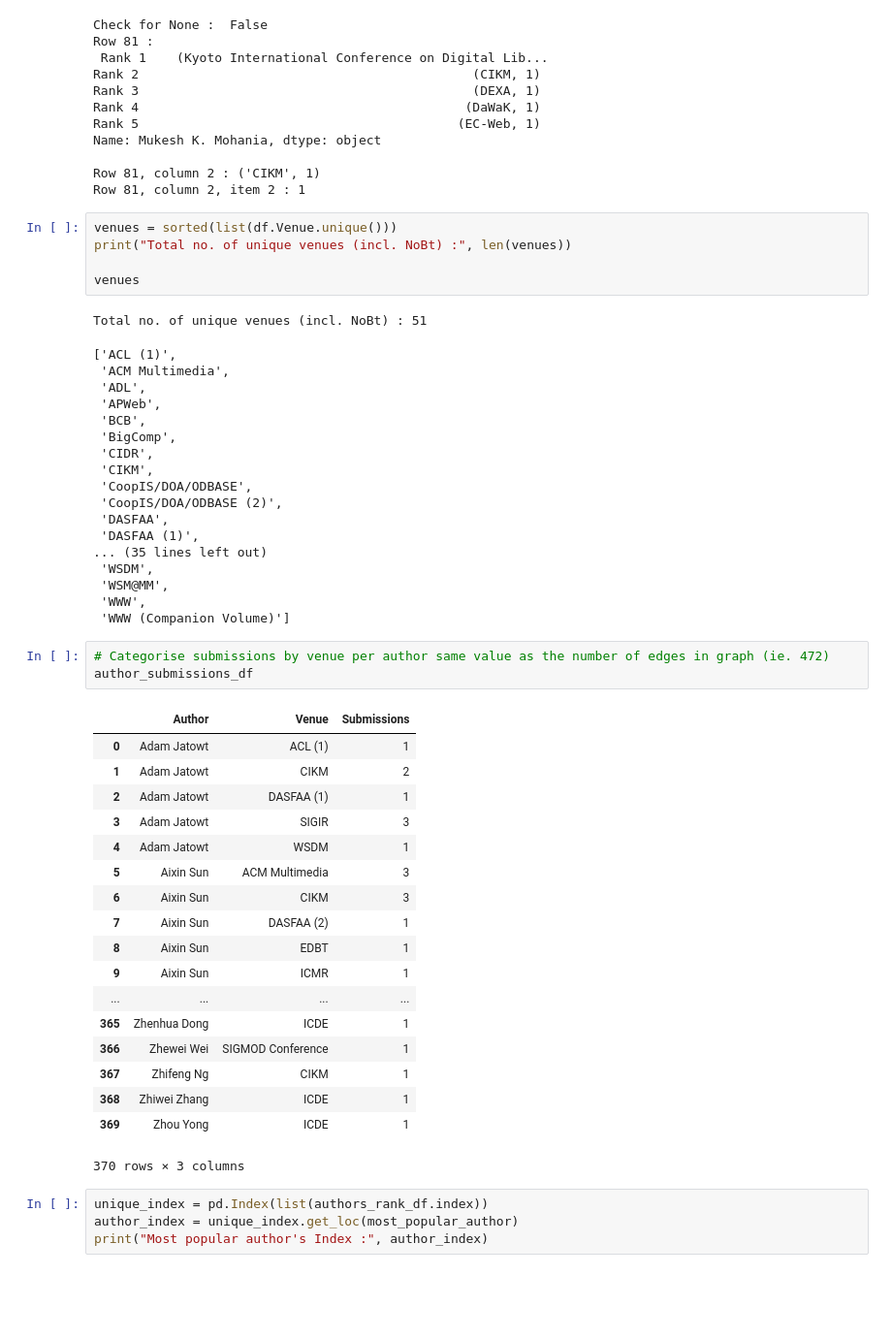
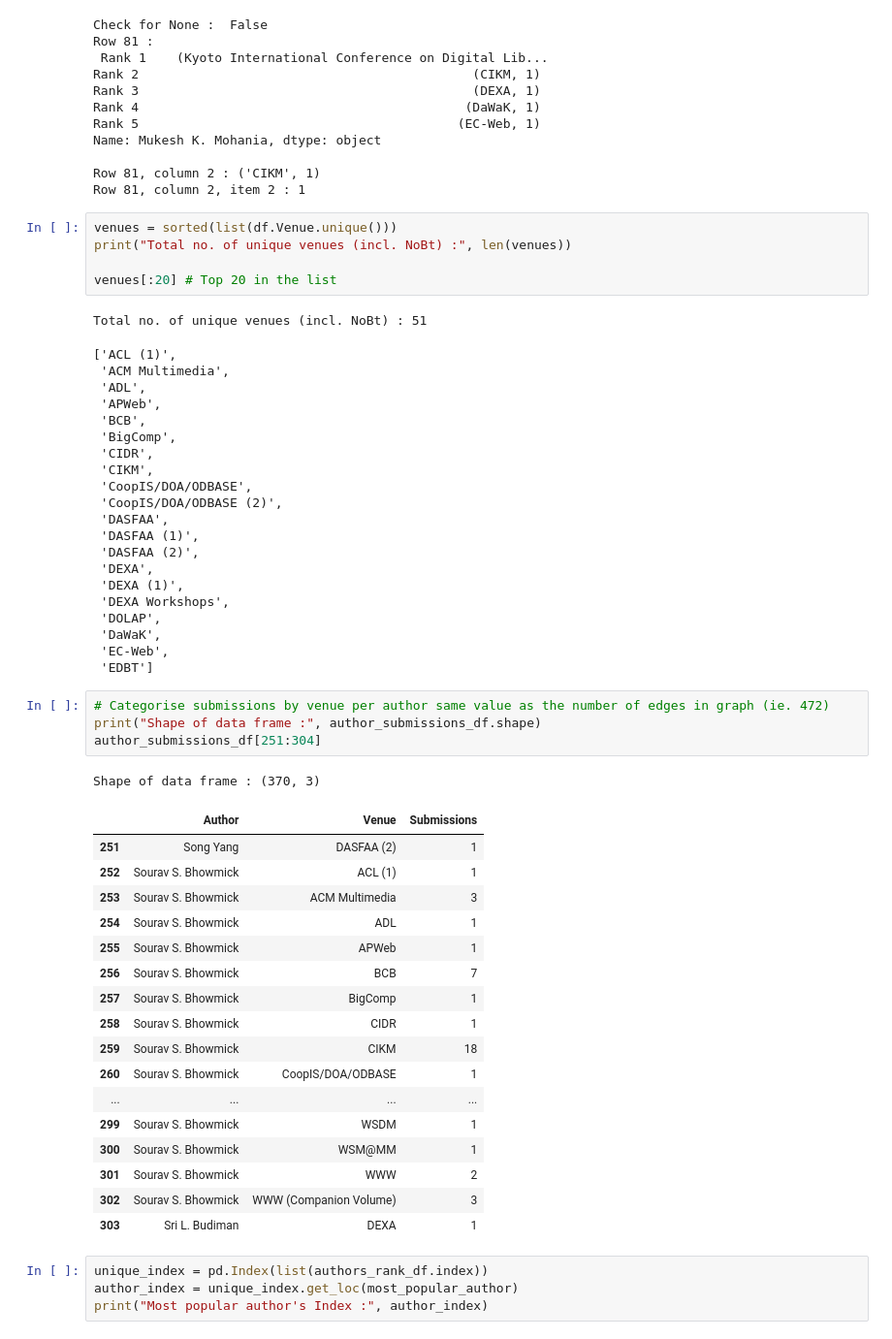
Before and after one commit to samaujs/Network-Science, a Jupyter notebook: dblp/xml_preprocessing_conferences.ipynb, the cells around one changed output. Shown at 97% size. Drawn from its saved outputs; the diff is of its cells as text; blank space fills up the shorter version.

```diff
--- a/dblp/xml_preprocessing_conferences.ipynb
+++ b/dblp/xml_preprocessing_conferences.ipynb
@@ -522,7 +504,7 @@ Row 81, column 2, item 2 : 1
 venues = sorted(list(df.Venue.unique()))
 print("Total no. of unique venues (incl. NoBt) :", len(venues))
 
-venues
+venues[:20] # Top 20 in the list
 # %% [output]
 Total no. of unique venues (incl. NoBt) : 51
 ['ACL (1)',
@@ -537,33 +519,37 @@ Total no. of unique venues (incl. NoBt) : 51
  'CoopIS/DOA/ODBASE (2)',
  'DASFAA',
  'DASFAA (1)',
-... (35 lines left out)
- 'WSDM',
- 'WSM@MM',
- 'WWW',
- 'WWW (Companion Volume)']
+ 'DASFAA (2)',
+ 'DEXA',
+ 'DEXA (1)',
+ 'DEXA Workshops',
+ 'DOLAP',
+ 'DaWaK',
+ 'EC-Web',
+ 'EDBT']
 # %%
 # Categorise submissions by venue per author same value as the number of edges in graph (ie. 472)
-author_submissions_df
+print("Shape of data frame :", author_submissions_df.shape)
+author_submissions_df[251:304]
 # %% [output]
+Shape of data frame : (370, 3)
 |  | Author | Venue | Submissions |
-| 0 | Adam Jatowt | ACL (1) | 1 |
-| 1 | Adam Jatowt | CIKM | 2 |
-| 2 | Adam Jatowt | DASFAA (1) | 1 |
-| 3 | Adam Jatowt | SIGIR | 3 |
-| 4 | Adam Jatowt | WSDM | 1 |
-| 5 | Aixin Sun | ACM Multimedia | 3 |
-| 6 | Aixin Sun | CIKM | 3 |
-| 7 | Aixin Sun | DASFAA (2) | 1 |
-| 8 | Aixin Sun | EDBT | 1 |
-| 9 | Aixin Sun | ICMR | 1 |
+| 251 | Song Yang | DASFAA (2) | 1 |
+| 252 | Sourav S. Bhowmick | ACL (1) | 1 |
+| 253 | Sourav S. Bhowmick | ACM Multimedia | 3 |
+| 254 | Sourav S. Bhowmick | ADL | 1 |
+| 255 | Sourav S. Bhowmick | APWeb | 1 |
+| 256 | Sourav S. Bhowmick | BCB | 7 |
+| 257 | Sourav S. Bhowmick | BigComp | 1 |
+| 258 | Sourav S. Bhowmick | CIDR | 1 |
+| 259 | Sourav S. Bhowmick | CIKM | 18 |
+| 260 | Sourav S. Bhowmick | CoopIS/DOA/ODBASE | 1 |
 | ... | ... | ... | ... |
-| 365 | Zhenhua Dong | ICDE | 1 |
-| 366 | Zhewei Wei | SIGMOD Conference | 1 |
-| 367 | Zhifeng Ng | CIKM | 1 |
-| 368 | Zhiwei Zhang | ICDE | 1 |
-| 369 | Zhou Yong | ICDE | 1 |
+| 299 | Sourav S. Bhowmick | WSDM | 1 |
+| 300 | Sourav S. Bhowmick | WSM@MM | 1 |
+| 301 | Sourav S. Bhowmick | WWW | 2 |
+| 302 | Sourav S. Bhowmick | WWW (Companion Volume) | 3 |
+| 303 | Sri L. Budiman | DEXA | 1 |
-370 rows × 3 columns
 # %%
 unique_index = pd.Index(list(authors_rank_df.index))
 author_index = unique_index.get_loc(most_popular_author)
```
Also changed, not shown: parts of 14 cells of this notebook, 2 other files.
